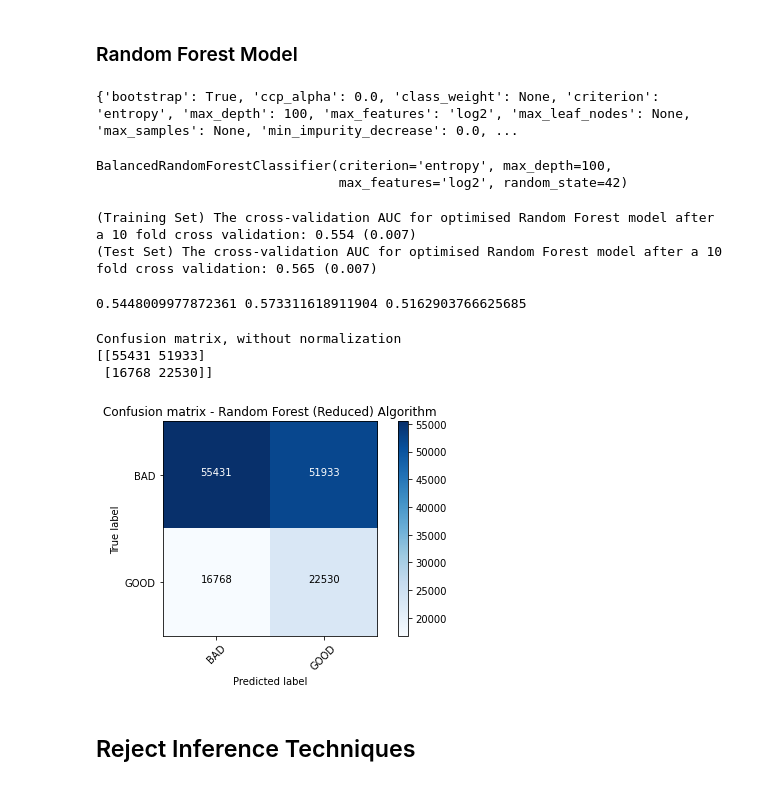
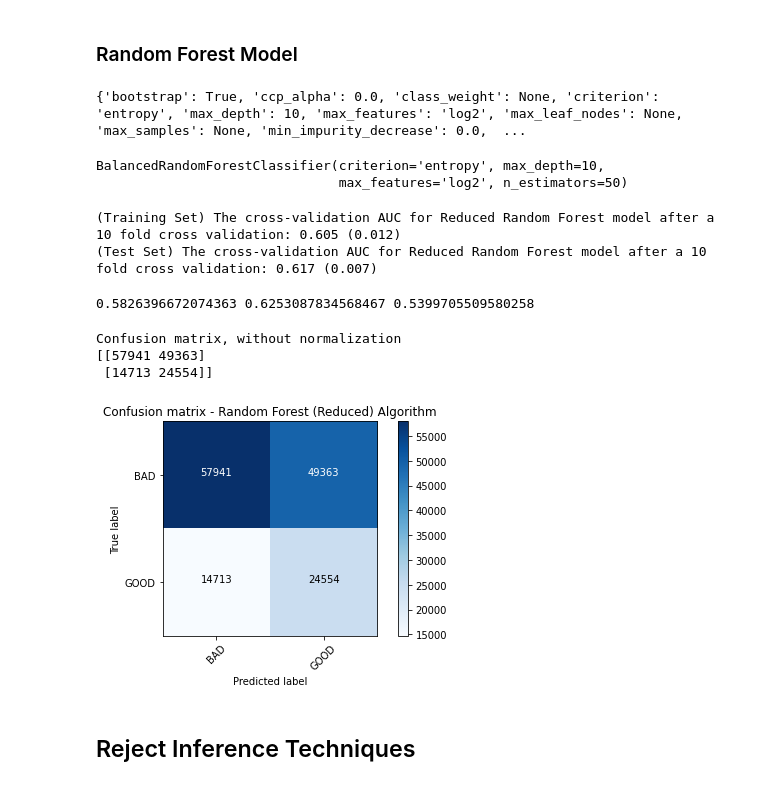
Before and after one commit to JoshYang1/Reject-Inference, a Jupyter notebook: Final Reject Inference Notebook.ipynb, the cells around one changed output. Cells and saved outputs as stored; diff of their text form; code cells hidden in the pictures.

```diff
--- a/Final Reject Inference Notebook.ipynb
+++ b/Final Reject Inference Notebook.ipynb
@@ -341 +344,9 @@ test_df_reduced = test_df_reduced.drop('issue_d', axis=1)
+# %%
+scaler_reduced = StandardScaler(copy=False)
+
+accept_train_df_reduced[numerical_cols] = accept_train_df_reduced[numerical_cols].fillna(accept_train_df_reduced[numerical_cols].mean())
+accept_test_df_reduced[numerical_cols] = accept_test_df_reduced[numerical_cols].fillna(accept_test_df_reduced[numerical_cols].mean())
+
+accept_train_df_reduced[numerical_cols] = scaler_reduced.fit_transform(accept_train_df_reduced[numerical_cols], accept_train_df_reduced['charged_off'])
+accept_test_df_reduced[numerical_cols] = scaler_reduced.transform(accept_test_df_reduced[numerical_cols])
 # %%
@@ -359,9 +370,9 @@ Testing Set:
 # %%
-y_train_reduced = train_df_reduced['charged_off']
-y_test_reduced = test_df_reduced['charged_off']
+y_train_reduced = accept_train_df_reduced['charged_off']
+y_test_reduced = accept_test_df_reduced['charged_off']
 
-X_train_reduced = train_df_reduced.drop('charged_off', axis=1)
-X_test_reduced = test_df_reduced.drop('charged_off', axis=1)
+X_train_reduced = accept_train_df_reduced.drop('charged_off', axis=1)
+X_test_reduced = accept_test_df_reduced.drop('charged_off', axis=1)
 # %% [markdown]
 ### Random Forest Model ###
 # %%
@@ -371,42 +385,39 @@ X_test_reduced = test_df_reduced.drop('charged_off', axis=1)
 # %%
-# model = joblib.load("./random_forest_reduced.joblib")
-# print(model.get_params())
-
-model_reduced = BalancedRandomForestClassifier(**model.get_params())
+model_reduced = joblib.load("./random_forest_reduced.joblib")
 print(model_reduced.get_params())
 model_reduced.fit(X_train_reduced, y_train_reduced)
 # %% [output]
-{'bootstrap': True, 'ccp_alpha': 0.0, 'class_weight': None, 'criterion': 'entropy', 'max_depth': 100, 'max_features': 'log2', 'max_leaf_nodes': None, 'max_samples': None, 'min_impurity_decrease': 0.0, ...
+{'bootstrap': True, 'ccp_alpha': 0.0, 'class_weight': None, 'criterion': 'entropy', 'max_depth': 10, 'max_features': 'log2', 'max_leaf_nodes': None, 'max_samples': None, 'min_impurity_decrease': 0.0,  ...
-BalancedRandomForestClassifier(criterion='entropy', max_depth=100,
-                               max_features='log2', random_state=42)
+BalancedRandomForestClassifier(criterion='entropy', max_depth=10,
+                               max_features='log2', n_estimators=50)
 # %%
 cv_scores_train = cross_val_score(estimator= model_reduced, X=X_train_reduced, y=y_train_reduced, scoring='roc_auc', cv=CROSS_VALIDATION, n_jobs=-1)
-print("(Training Set) The cross-validation AUC for optimised Random Forest model after a 10 fold cross validation: %.3f (%.3f)" % (mean(cv_scores_train), std(cv_scores_train)))
+print("(Training Set) The cross-validation AUC for Reduced Random Forest model after a 10 fold cross validation: %.3f (%.3f)" % (mean(cv_scores_train), std(cv_scores_train)))
 
 cv_scores_test = cross_val_score(estimator= model_reduced, X=X_test_reduced, y=y_test_reduced, scoring='roc_auc', cv=CROSS_VALIDATION, n_jobs=-1)
-print("(Test Set) The cross-validation AUC for optimised Random Forest model after a 10 fold cross validation: %.3f (%.3f)" % (mean(cv_scores_test), std(cv_scores_test)))
+print("(Test Set) The cross-validation AUC for Reduced Random Forest model after a 10 fold cross validation: %.3f (%.3f)" % (mean(cv_scores_test), std(cv_scores_test)))
 # %% [output]
-(Training Set) The cross-validation AUC for optimised Random Forest model after a 10 fold cross validation: 0.554 (0.007)
-(Test Set) The cross-validation AUC for optimised Random Forest model after a 10 fold cross validation: 0.565 (0.007)
+(Training Set) The cross-validation AUC for Reduced Random Forest model after a 10 fold cross validation: 0.605 (0.012)
+(Test Set) The cross-validation AUC for Reduced Random Forest model after a 10 fold cross validation: 0.617 (0.007)
 # %%
-yhat = model_reduced.predict(X_test_reduced)
-print(roc_auc_score(y_test_reduced, yhat), recall_score(y_test_reduced, yhat, pos_label=1), recall_score(y_test_reduced, yhat, pos_label=0))
+yhat_reduced = model_reduced.predict(X_test_reduced)
+print(roc_auc_score(y_test_reduced, yhat_reduced), recall_score(y_test_reduced, yhat_reduced, pos_label=1), recall_score(y_test_reduced, yhat_reduced, pos_label=0))
 # %% [output]
-0.5448009977872361 0.573311618911904 0.5162903766625685
+0.5826396672074363 0.6253087834568467 0.5399705509580258
 # %%
 # Computing Confusion matrix for the above algorithm
 
-cnf_matrix = confusion_matrix(y_test_reduced, yhat)
+cnf_matrix = confusion_matrix(y_test_reduced, yhat_reduced)
 np.set_printoptions(precision=2)
 
 # Plot non-normalized confusion matrix
 plt.figure()
 ri.plot_confusion_matrix(cnf_matrix, classes=["BAD", "GOOD"],
                       title='Confusion matrix - Random Forest (Reduced) Algorithm')
 
 plt.show()
 # %% [output]
 Confusion matrix, without normalization
-[[55431 51933]
- [16768 22530]]
+[[57941 49363]
+ [14713 24554]]
-[figure, old version]
+[figure, new version]
```
Also changed, not shown: parts of 103 cells of this notebook, 2 other files.
